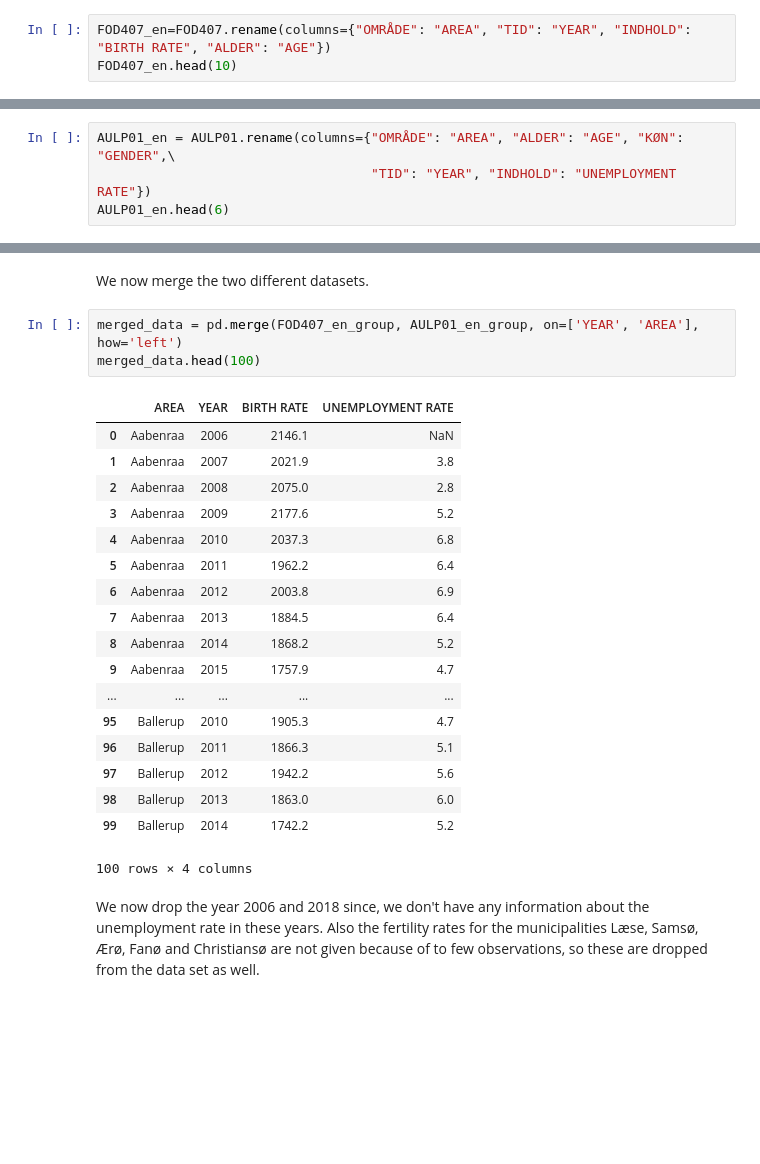
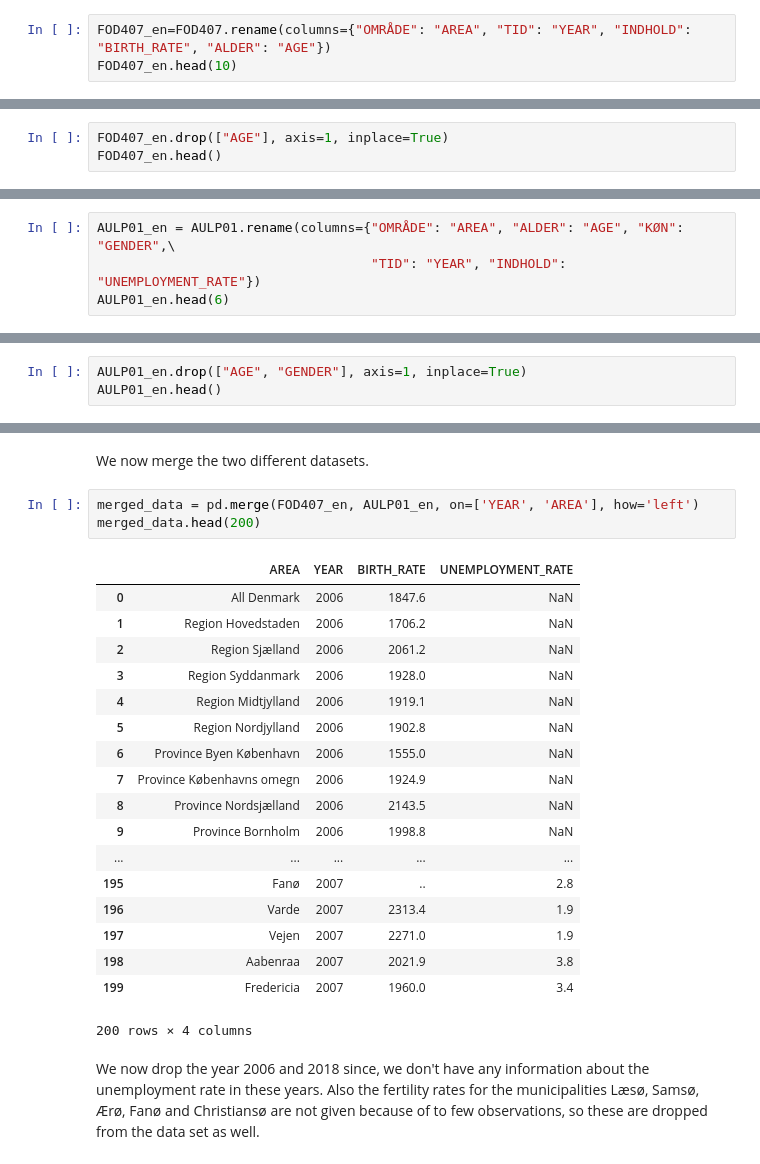
Before and after one commit to MathiasNymand/projects-2019-team-spirit, a Jupyter notebook: dataproject/dataproject22.ipynb, the cells around one changed output, grey strips where cells are left out. Saved outputs shown, nothing was run; the diff lists cells and outputs as text; blank space fills up the shorter version.

```diff
--- a/dataproject/dataproject22.ipynb
+++ b/dataproject/dataproject22.ipynb
@@ -83,6 +84,6 @@ FOD407.head()
 # %% [markdown]
 We rename each variable
 # %%
-FOD407_en=FOD407.rename(columns={"OMRÅDE": "AREA", "TID": "YEAR", "INDHOLD": "BIRTH RATE", "ALDER": "AGE"})
+FOD407_en=FOD407.rename(columns={"OMRÅDE": "AREA", "TID": "YEAR", "INDHOLD": "BIRTH_RATE", "ALDER": "AGE"})
 FOD407_en.head(10)
 # %% [output]
@@ -109,0 +101,3 @@ FOD407_en_group.head()
+# %%
+FOD407_en.drop(["AGE"], axis=1, inplace=True)
+FOD407_en.head()
@@ -151,6 +152,6 @@ AULP01.head()
 | 4 | Haderslev | Age, total | Total | 2011 | 6.0 |
 # %%
 AULP01_en = AULP01.rename(columns={"OMRÅDE": "AREA", "ALDER": "AGE", "KØN": "GENDER",\
-                                   "TID": "YEAR", "INDHOLD": "UNEMPLOYMENT RATE"})
+                                   "TID": "YEAR", "INDHOLD": "UNEMPLOYMENT_RATE"})
 AULP01_en.head(6)
 # %% [output]
@@ -173,0 +165,3 @@ AULP01_en_group.head()
+# %%
+AULP01_en.drop(["AGE", "GENDER"], axis=1, inplace=True)
+AULP01_en.head()
@@ -174,26 +175,26 @@ AULP01_en_group.head()
 # %% [markdown]
 We now merge the two different datasets.
 # %%
-merged_data = pd.merge(FOD407_en_group, AULP01_en_group, on=['YEAR', 'AREA'], how='left')
-merged_data.head(100)
+merged_data = pd.merge(FOD407_en, AULP01_en, on=['YEAR', 'AREA'], how='left')
+merged_data.head(200)
 # %% [output]
-|  | AREA | YEAR | BIRTH RATE | UNEMPLOYMENT RATE |
-| 0 | Aabenraa | 2006 | 2146.1 | NaN |
-| 1 | Aabenraa | 2007 | 2021.9 | 3.8 |
-| 2 | Aabenraa | 2008 | 2075.0 | 2.8 |
-| 3 | Aabenraa | 2009 | 2177.6 | 5.2 |
-| 4 | Aabenraa | 2010 | 2037.3 | 6.8 |
-| 5 | Aabenraa | 2011 | 1962.2 | 6.4 |
-| 6 | Aabenraa | 2012 | 2003.8 | 6.9 |
-| 7 | Aabenraa | 2013 | 1884.5 | 6.4 |
-| 8 | Aabenraa | 2014 | 1868.2 | 5.2 |
-| 9 | Aabenraa | 2015 | 1757.9 | 4.7 |
+|  | AREA | YEAR | BIRTH_RATE | UNEMPLOYMENT_RATE |
+| 0 | All Denmark | 2006 | 1847.6 | NaN |
+| 1 | Region Hovedstaden | 2006 | 1706.2 | NaN |
+| 2 | Region Sjælland | 2006 | 2061.2 | NaN |
+| 3 | Region Syddanmark | 2006 | 1928.0 | NaN |
+| 4 | Region Midtjylland | 2006 | 1919.1 | NaN |
+| 5 | Region Nordjylland | 2006 | 1902.8 | NaN |
+| 6 | Province Byen København | 2006 | 1555.0 | NaN |
+| 7 | Province Københavns omegn | 2006 | 1924.9 | NaN |
+| 8 | Province Nordsjælland | 2006 | 2143.5 | NaN |
+| 9 | Province Bornholm | 2006 | 1998.8 | NaN |
 | ... | ... | ... | ... | ... |
-| 95 | Ballerup | 2010 | 1905.3 | 4.7 |
-| 96 | Ballerup | 2011 | 1866.3 | 5.1 |
-| 97 | Ballerup | 2012 | 1942.2 | 5.6 |
-| 98 | Ballerup | 2013 | 1863.0 | 6.0 |
-| 99 | Ballerup | 2014 | 1742.2 | 5.2 |
+| 195 | Fanø | 2007 | .. | 2.8 |
+| 196 | Varde | 2007 | 2313.4 | 1.9 |
+| 197 | Vejen | 2007 | 2271.0 | 1.9 |
+| 198 | Aabenraa | 2007 | 2021.9 | 3.8 |
+| 199 | Fredericia | 2007 | 1960.0 | 3.4 |
-100 rows × 4 columns
+200 rows × 4 columns
 # %% [markdown]
-We now drop the year 2006 and 2018 since, we don't have any information about the unemployment rate in these years. Also the fertility rates for the municipalities Læse, Samsø, Ærø, Fanø and Christiansø are not given because of to few observations, so these are dropped from the data set as well.
+We now drop the year 2006 and 2018 since, we don't have any information about the unemployment rate in these years. Also the fertility rates for the municipalities Læsø, Samsø, Ærø, Fanø and Christiansø are not given because of to few observations, so these are dropped from the data set as well.
```
Also changed, not shown: parts of 17 cells of this notebook.
